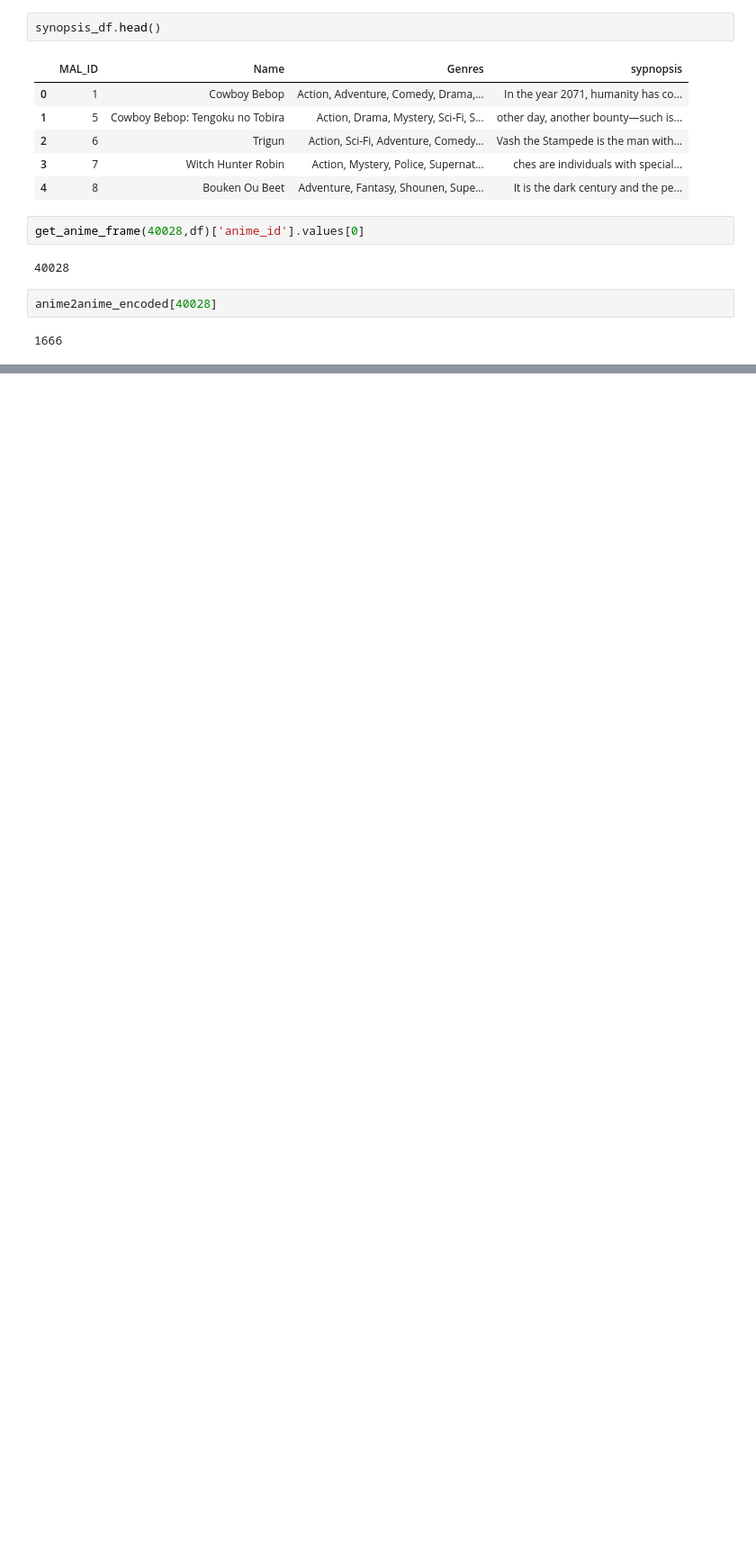
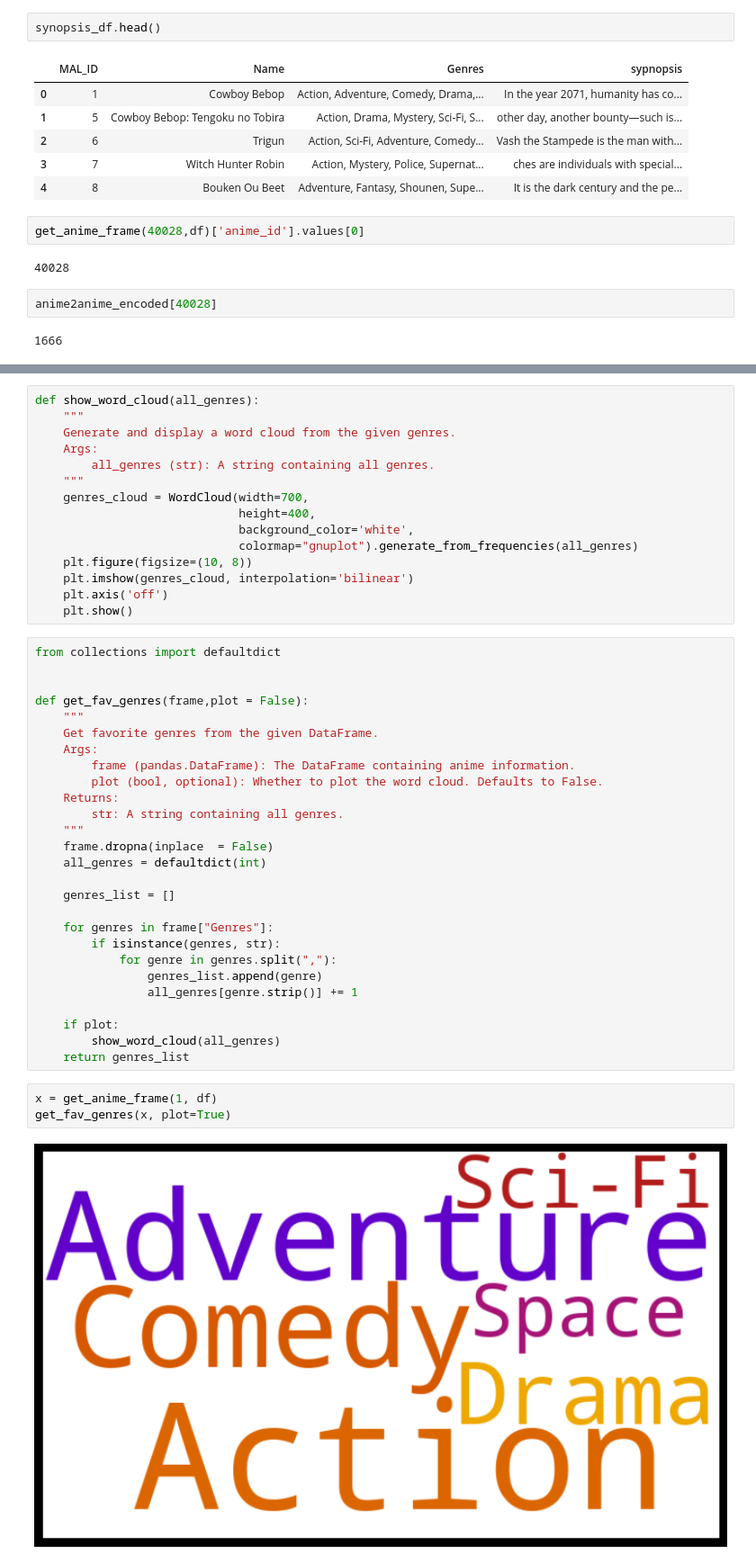
Before and after one commit to AhmadMajde22/Hybrid-Anime-Recommender-System, a Jupyter notebook: notebook/anime.ipynb, the cells around one changed output, grey strips where cells are left out. Shown: that part at 90% size. Drawn from its saved outputs; the diff is of its cells as text; blank space fills up the shorter version.

```diff
--- a/notebook/anime.ipynb
+++ b/notebook/anime.ipynb
@@ -572,0 +671,47 @@ Anime closest to 'Dragon Ball Z':
+# %%
+def show_word_cloud(all_genres):
+    """
+    Generate and display a word cloud from the given genres.
+    Args:
+        all_genres (str): A string containing all genres.
+    """
+    genres_cloud = WordCloud(width=700,
+                             height=400,
+                             background_color='white',
+                             colormap="gnuplot").generate_from_frequencies(all_genres)
+    plt.figure(figsize=(10, 8))
+    plt.imshow(genres_cloud, interpolation='bilinear')
+    plt.axis('off')
+    plt.show()
+# %%
+from collections import defaultdict
+
+
+def get_fav_genres(frame,plot = False):
+    """
+    Get favorite genres from the given DataFrame.
+    Args:
+        frame (pandas.DataFrame): The DataFrame containing anime information.
+        plot (bool, optional): Whether to plot the word cloud. Defaults to False.
+    Returns:
+        str: A string containing all genres.
+    """
+    frame.dropna(inplace  = False)
+    all_genres = defaultdict(int)
+
+    genres_list = []
+
+    for genres in frame["Genres"]:
+        if isinstance(genres, str):
+            for genre in genres.split(","):
+                genres_list.append(genre)
+                all_genres[genre.strip()] += 1
+
+    if plot:
+        show_word_cloud(all_genres)
+    return genres_list
+# %%
+x = get_anime_frame(1, df)
+get_fav_genres(x, plot=True)
+# %% [output]
+[figure, added]
```
Also changed, not shown: parts of 26 cells of this notebook, 1 other file.
